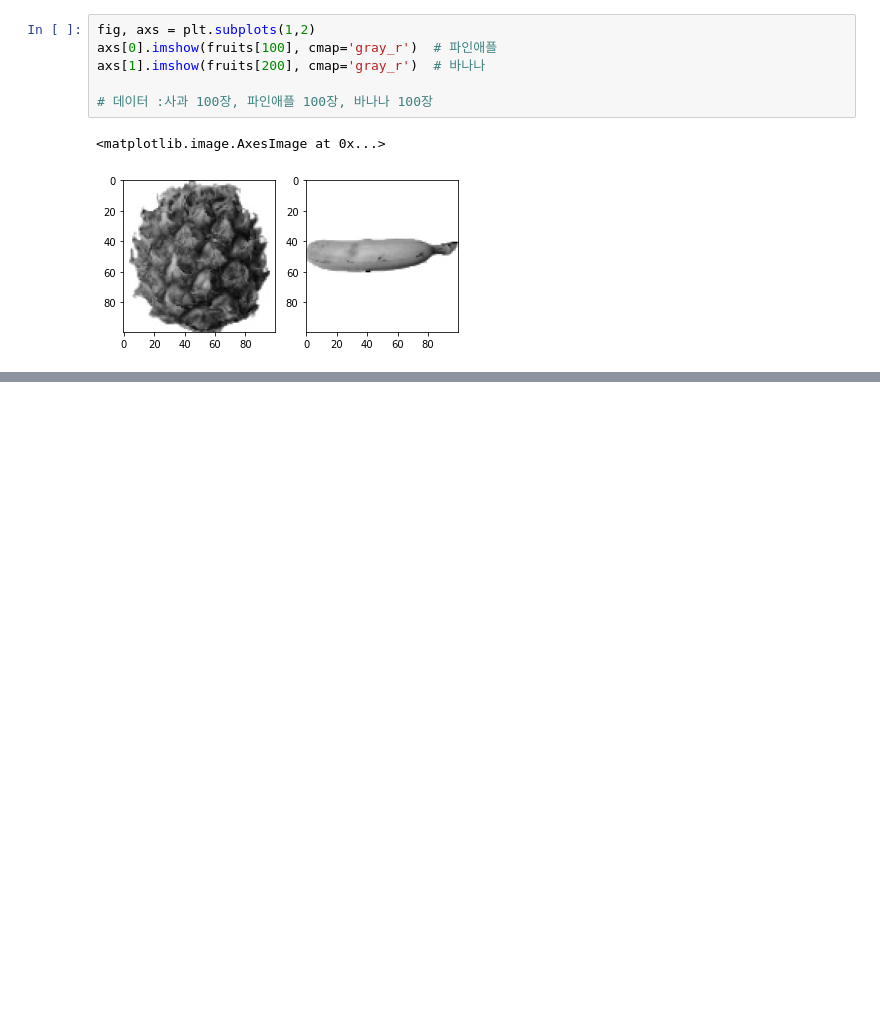
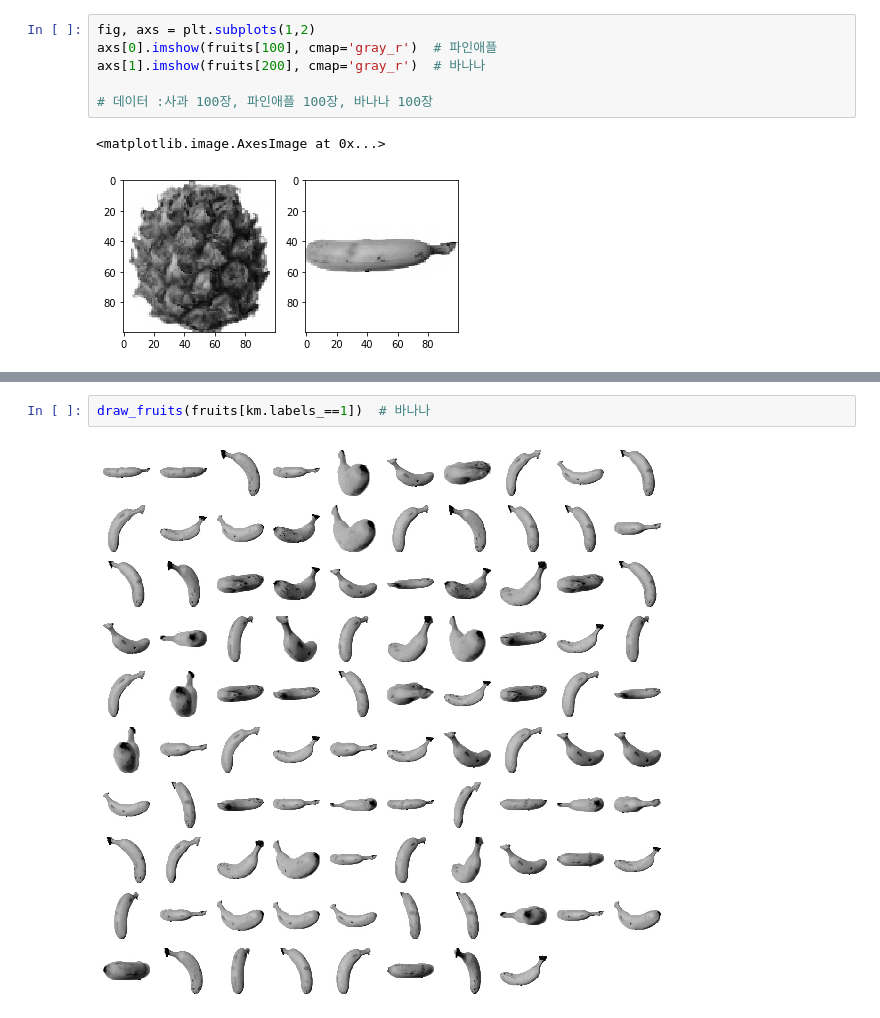
Before and after one commit to fre-mont/cnu_python_basic, a Jupyter notebook: 클러스터링 모델.ipynb, the cells around one changed output, grey strips where cells are left out. Saved outputs shown, nothing was run; the diff lists cells and outputs as text; blank space fills up the shorter version.

```diff
--- a/클러스터링 모델.ipynb
+++ b/클러스터링 모델.ipynb
@@ -59,0 +195,4 @@ axs[1].imshow(fruits[200], cmap='gray_r')  # 바나나
+# %%
+draw_fruits(fruits[km.labels_==1])  # 바나나
+# %% [output]
+[figure, added]
```
Also changed, not shown: parts of 19 cells of this notebook.
